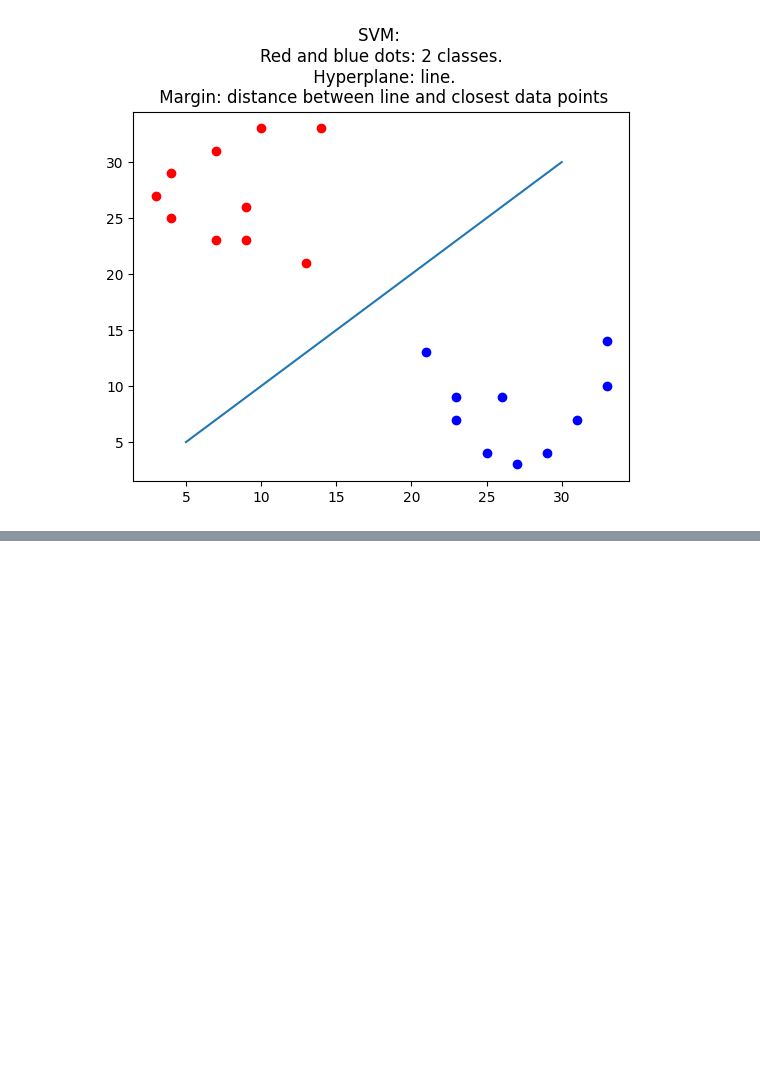
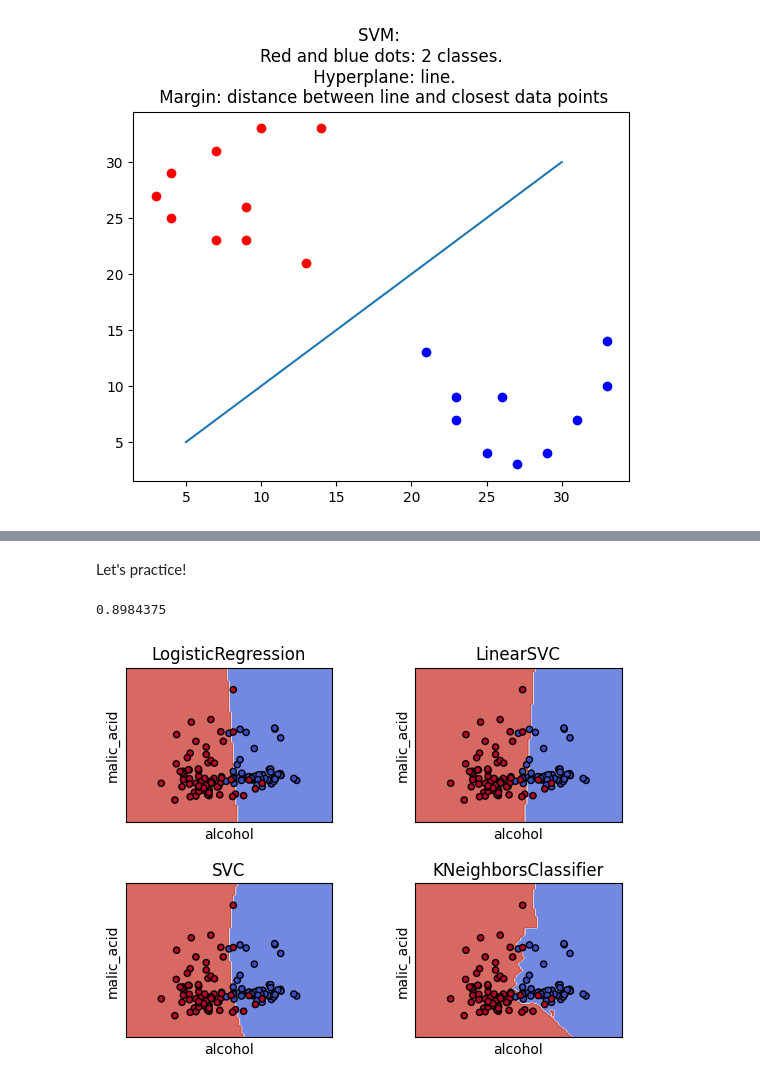
Before and after one commit to srgari/python, a Jupyter notebook: datacamp_study/machine learning/3_linear_classifiers.ipynb, the cells around one changed output, grey strips where cells are left out. Saved outputs shown, nothing was run; the diff lists cells and outputs as text; code cells hidden in the pictures; blank space fills up the shorter version.

```diff
--- a/datacamp_study/machine learning/3_linear_classifiers.ipynb
+++ b/datacamp_study/machine learning/3_linear_classifiers.ipynb
@@ -113,0 +159,47 @@ plt.show()
+# %% [markdown]
+Let's practice!
+# %%
+from sklearn import datasets
+from sklearn.linear_model import LogisticRegression
+from sklearn.svm import SVC, LinearSVC
+from sklearn.neighbors import KNeighborsClassifier
+
+wine = datasets.load_wine()
+X,y = wine['data'][:128,:2], wine['target'][:128]
+
+classifiers = [LogisticRegression(), LinearSVC(), SVC(), KNeighborsClassifier()]
+
+for c in classifiers:
+    c.fit(X,y)
+
+classifiers[1].score(X,y)
+# %% [output]
+0.8984375
+# %%
+from sklearn.inspection import DecisionBoundaryDisplay
+import matplotlib.pyplot as plt
+# Set-up 2x2 grid for plotting.
+fig, sub = plt.subplots(2, 2)
+plt.subplots_adjust(wspace=0.4, hspace=0.4)
+
+X0, X1 = X[:, 0], X[:, 1]
+
+for clf, ax in zip(classifiers, sub.flatten()):
+    disp = DecisionBoundaryDisplay.from_estimator(
+        clf,
+        X,
+        response_method="predict",
+        cmap=plt.cm.coolwarm,
+        alpha=0.8,
+        ax=ax,
+        xlabel=wine.feature_names[0],
+        ylabel=wine.feature_names[1],
+    )
+    ax.scatter(X0, X1, c=y, cmap=plt.cm.coolwarm, s=20, edgecolors="k")
+    ax.set_xticks(())
+    ax.set_yticks(())
+    ax.set_title(str(clf.__class__).split('.')[-1][:-2])
+
+plt.show()
+# %% [output]
+[figure, added]
```
Also changed, not shown: parts of 14 cells of this notebook.
